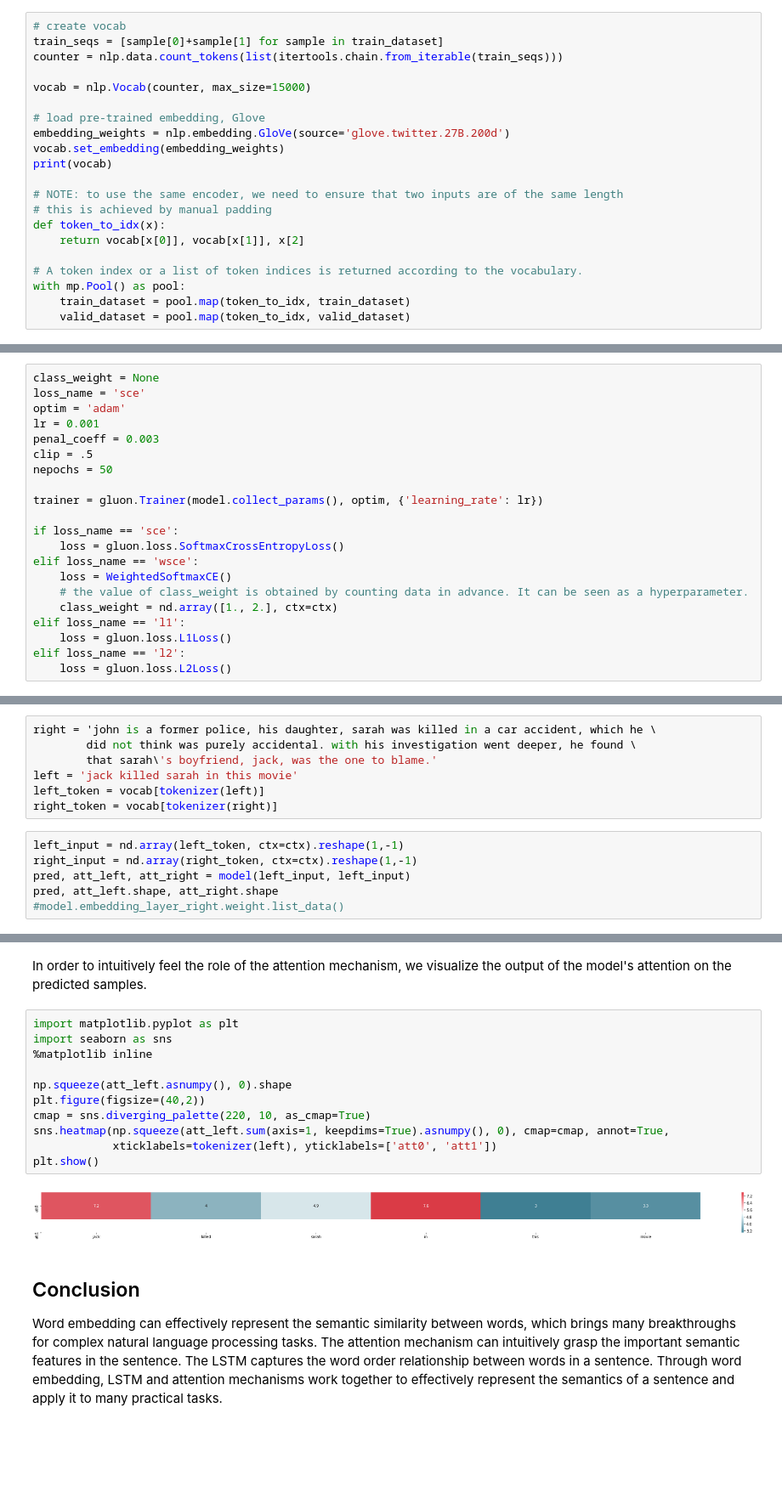
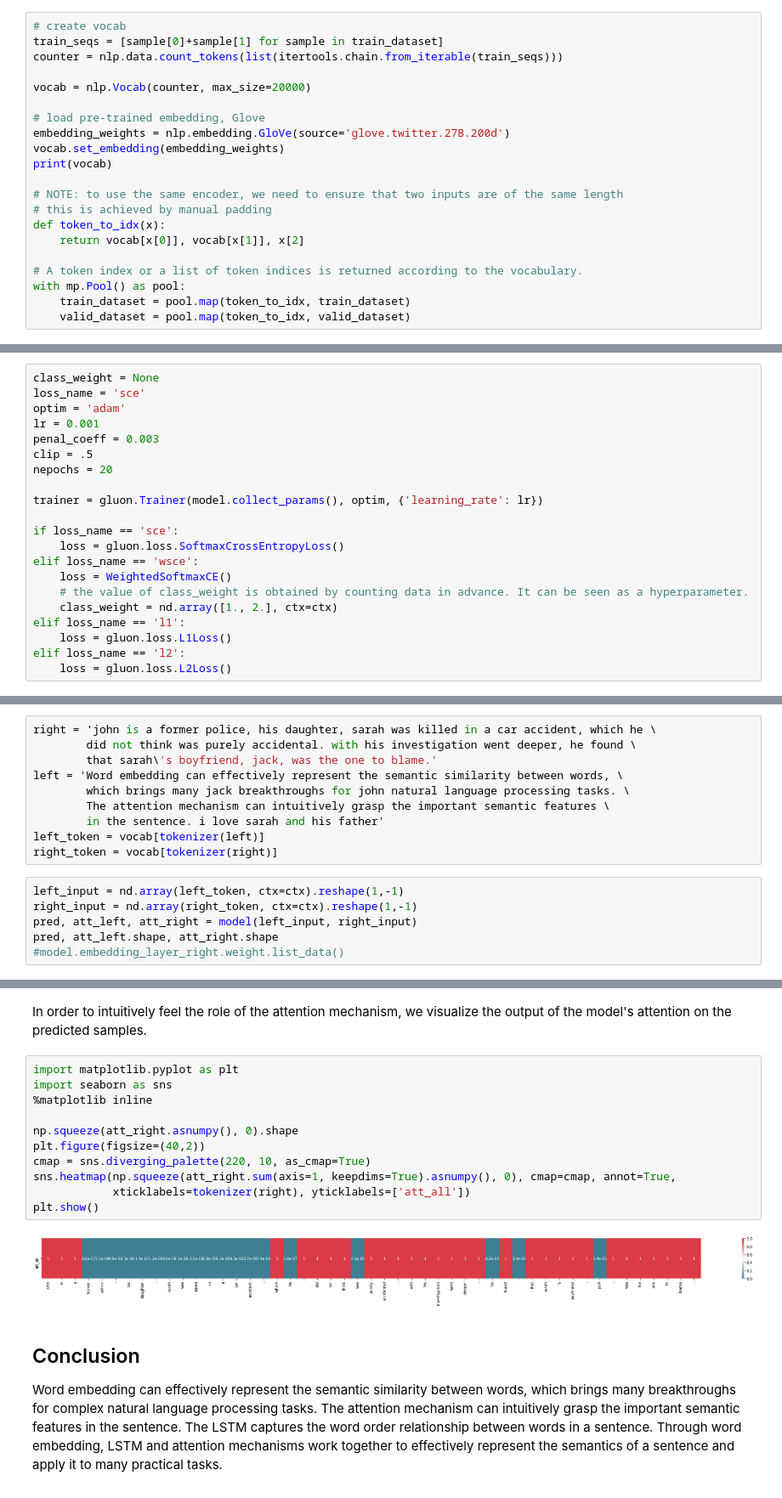
Before and after one commit to zhiming-xu/spoiler-detector, a Jupyter notebook: self_attentive_sentence_embedding.ipynb, the cells around one changed output, grey strips where cells are left out. Shown at 85% size. Saved outputs shown, nothing was run; the diff lists cells and outputs as text; blank space fills up the shorter version.

```diff
--- a/self_attentive_sentence_embedding.ipynb
+++ b/self_attentive_sentence_embedding.ipynb
@@ -111,7 +117,7 @@ Done! Tokenizing Time=0.83s, #Sentences=100
 train_seqs = [sample[0]+sample[1] for sample in train_dataset]
 counter = nlp.data.count_tokens(list(itertools.chain.from_iterable(train_seqs)))
 
-vocab = nlp.Vocab(counter, max_size=15000)
+vocab = nlp.Vocab(counter, max_size=20000)
 
 # load pre-trained embedding, Glove
 embedding_weights = nlp.embedding.GloVe(source='glove.twitter.27B.200d')
@@ -517,7 +523,7 @@ optim = 'adam'
 lr = 0.001
 penal_coeff = 0.003
 clip = .5
-nepochs = 50
+nepochs = 20
 
 trainer = gluon.Trainer(model.collect_params(), optim, {'learning_rate': lr})
 
@@ -574,13 +578,16 @@ AssertionError: Parameter 'embedding0_weight' is missing in file 'model/att-0001
 right = 'john is a former police, his daughter, sarah was killed in a car accident, which he \
         did not think was purely accidental. with his investigation went deeper, he found \
         that sarah\'s boyfriend, jack, was the one to blame.'
-left = 'jack killed sarah in this movie'
+left = 'Word embedding can effectively represent the semantic similarity between words, \
+        which brings many jack breakthroughs for john natural language processing tasks. \
+        The attention mechanism can intuitively grasp the important semantic features \
+        in the sentence. i love sarah and his father'
 left_token = vocab[tokenizer(left)]
 right_token = vocab[tokenizer(right)]
 # %%
 left_input = nd.array(left_token, ctx=ctx).reshape(1,-1)
 right_input = nd.array(right_token, ctx=ctx).reshape(1,-1)
-pred, att_left, att_right = model(left_input, left_input)
+pred, att_left, att_right = model(left_input, right_input)
 pred, att_left.shape, att_right.shape
 #model.embedding_layer_right.weight.list_data()
 # %% [output]
@@ -592,16 +599,16 @@ In order to intuitively feel the role of the attention mechanism, we visualize t
 # %%
 import matplotlib.pyplot as plt
 import seaborn as sns
 %matplotlib inline
 
-np.squeeze(att_left.asnumpy(), 0).shape
+np.squeeze(att_right.asnumpy(), 0).shape
 plt.figure(figsize=(40,2))
 cmap = sns.diverging_palette(220, 10, as_cmap=True)
-sns.heatmap(np.squeeze(att_left.sum(axis=1, keepdims=True).asnumpy(), 0), cmap=cmap, annot=True,
-            xticklabels=tokenizer(left), yticklabels=['att0', 'att1'])
+sns.heatmap(np.squeeze(att_right.sum(axis=1, keepdims=True).asnumpy(), 0), cmap=cmap, annot=True,
+            xticklabels=tokenizer(right), yticklabels=['att_all'])
 plt.show()
 # %% [output]
-[figure, old version]
+[figure, new version]
 # %% [markdown]
 ## Conclusion
 Word embedding can effectively represent the semantic similarity between words, which brings many breakthroughs for complex natural language processing tasks. The attention mechanism can intuitively grasp the important semantic features in the sentence. The LSTM captures the word order relationship between words in a sentence. Through word embedding, LSTM and attention mechanisms work together to effectively represent the semantics of a sentence and apply it to many practical tasks.
```
Also changed, not shown: parts of 8 cells of this notebook.
